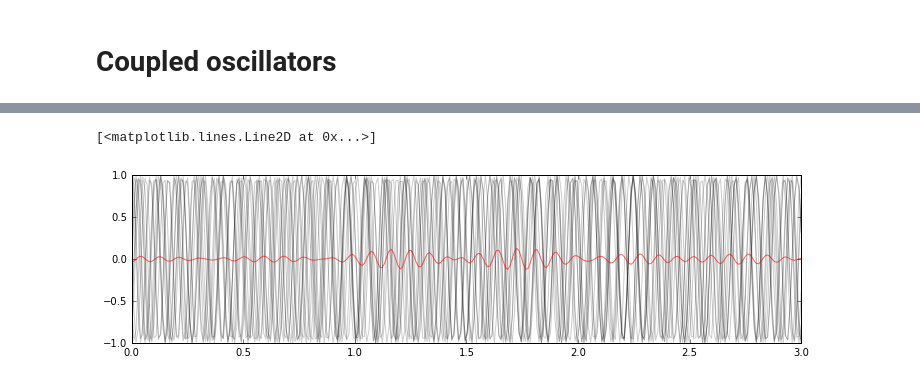
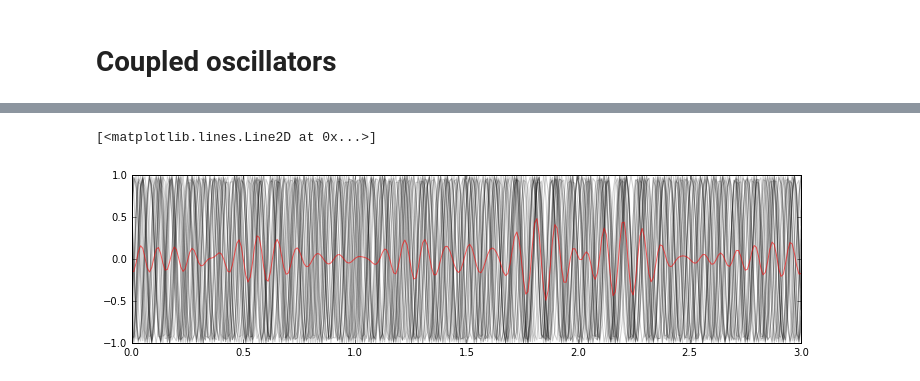
Before and after one commit to voytekresearch/bw, a Jupyter notebook: ipynb/sandbox.ipynb, the cells around one changed output, grey strips where cells are left out. Drawn from its saved outputs; the diff is of its cells as text; code cells hidden in the pictures.

```diff
--- a/ipynb/sandbox.ipynb
+++ b/ipynb/sandbox.ipynb
@@ -186,6 +167,8 @@ res = load_kdf('kur.hdf5')
 times = res['times']
 
 thetas = res['thetas']
+lfp = res['lfp']
+waves = res['waves']
 
 figure(figsize=(12, 3))
 plot(times, thetas, color='k', alpha=0.1);
@@ -206,23 +189,14 @@ ax.plot(circmean(mTheta), 1, '.r', markersize=30, alpha=0.5)
 # Now sample the avg theta and simulate sin waves with that property,
 # each at freq range defined in the K model
 # Use this to create a LFP, and PSD
-# %%
-waves = []
-for n in range(N):
-    th = thetas[:, n]
-    f = omegas[n]
-
-    wave = np.sin(f * 2 * np.pi * times + th)
-    waves.append(wave)
-
-lfp = np.vstack(waves).mean(0)
 # %%
 figure(figsize=(12, 3))
-for wave in waves[:10]:
+for n in range(res['N']):
+    wave = waves[n, :]
     plt.plot(times, wave, color='k', alpha=0.2)
 
 plt.plot(times, lfp, 'r', alpha=0.6)
 # %% [output]
 [<matplotlib.lines.Line2D at 0x...>]
-[figure, old version]
+[figure, new version]
 # %%
```
Also changed, not shown: parts of 8 cells of this notebook.
